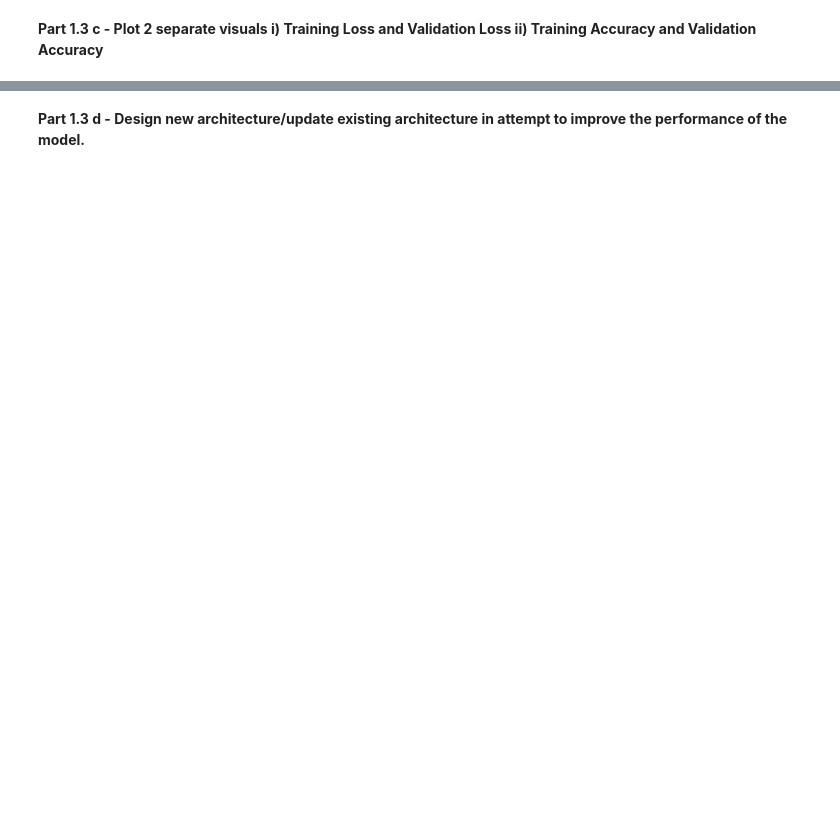
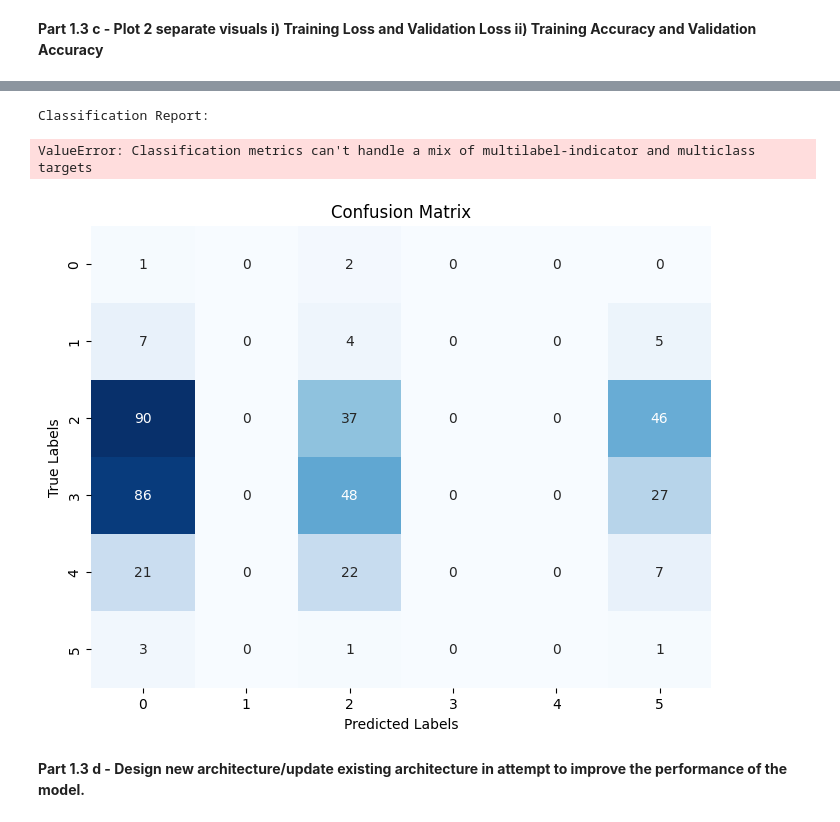
Before and after one commit to RethinaDuraiJohn/GreatLearning, a Jupyter notebook: Neural Network/Project/NeuralNetworkProject.ipynb, the cells around one changed output, grey strips where cells are left out. Cells and saved outputs as stored; diff of their text form; code cells hidden in the pictures; blank space fills up the shorter version.

```diff
--- a/Neural Network/Project/NeuralNetworkProject.ipynb
+++ b/Neural Network/Project/NeuralNetworkProject.ipynb
@@ -397,0 +417,3 @@ plt.show()
+# %%
+y_pred = model.predict(X_test_norm)
+y_pred_classes = np.argmax(y_pred, axis=1)
@@ -398,3 +422,19 @@ plt.show()
+# %%
+print("Classification Report:")
+print(classification_report(Y_test_encoded, y_pred_classes))
+# %% [output]
+Classification Report:
+ValueError: Classification metrics can't handle a mix of multilabel-indicator and multiclass targets
+# %%
+conf_matrix = confusion_matrix(Y_test_encoded, y_pred_classes)
+plt.figure(figsize=(8, 6))
+sns.heatmap(conf_matrix, annot=True, fmt='d', cmap='Blues', cbar=False)
+plt.xlabel('Predicted Labels')
+plt.ylabel('True Labels')
+plt.title('Confusion Matrix')
+plt.show()
+# %% [output]
+[figure, added]
 # %% [markdown]
 **Part 1.3 d - Design new architecture/update existing
 architecture in attempt to improve the performance of the
```
Also changed, not shown: parts of 24 cells of this notebook.
